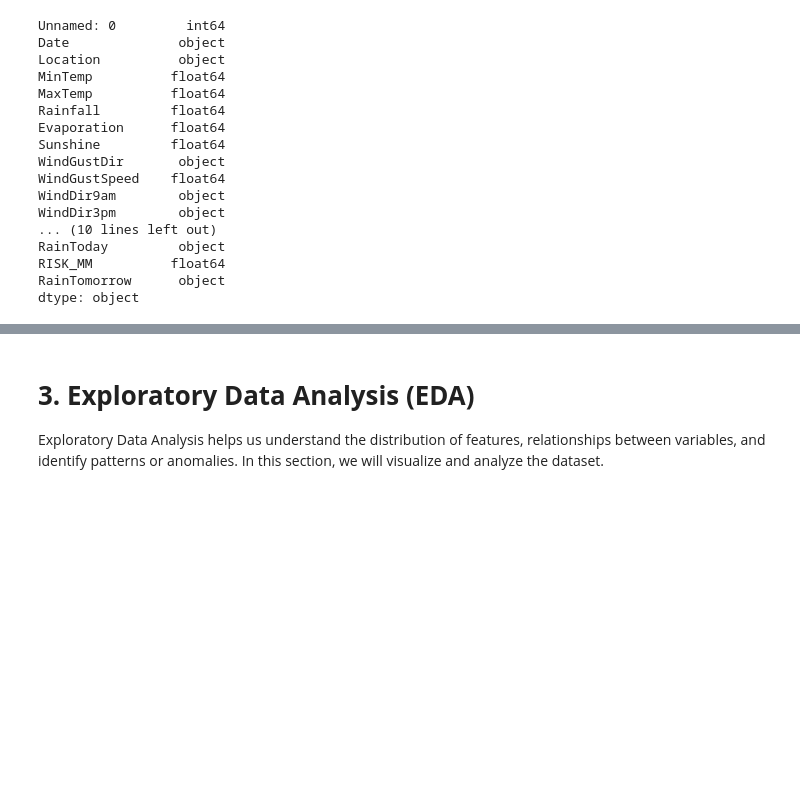
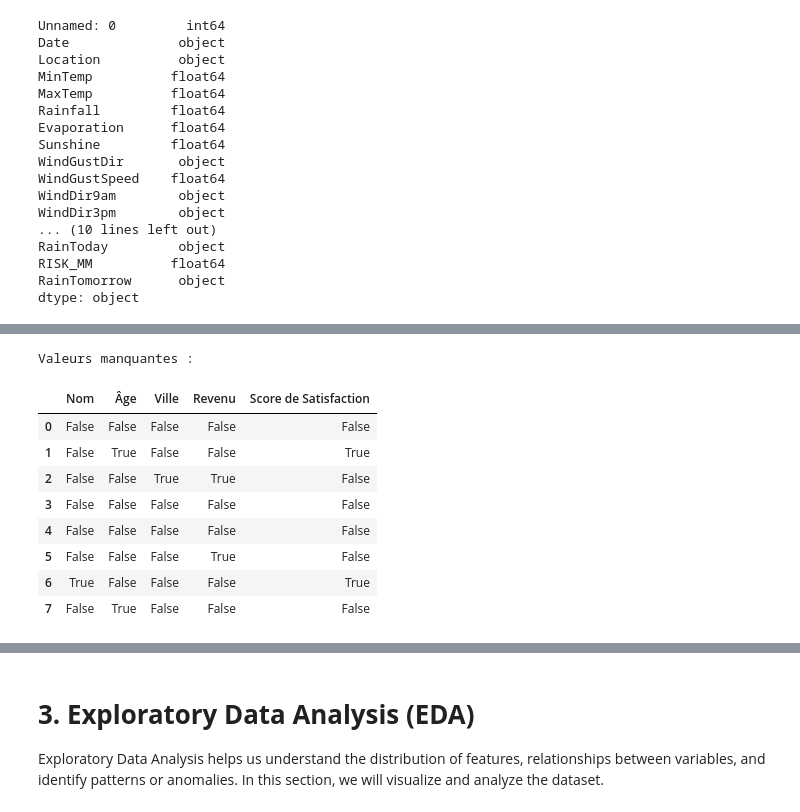
Before and after one commit to yzpt/module_pandas_B2, a Jupyter notebook: weather/weather-data-eda-model-training.ipynb, the cells around one changed output, grey strips where cells are left out. Saved outputs shown, nothing was run; the diff lists cells and outputs as text; code cells hidden in the pictures; blank space fills up the shorter version.

```diff
--- a/weather/weather-data-eda-model-training.ipynb
+++ b/weather/weather-data-eda-model-training.ipynb
@@ -129,0 +127,15 @@ data.drop('Unnamed: 0', axis=1, inplace=True)
+# %%
+# Détecter les valeurs manquantes
+print("Valeurs manquantes :")
+df.isnull()
+# %% [output]
+Valeurs manquantes :
+|  | Nom | Âge | Ville | Revenu | Score de Satisfaction |
+| 0 | False | False | False | False | False |
+| 1 | False | True | False | False | True |
+| 2 | False | False | True | True | False |
+| 3 | False | False | False | False | False |
+| 4 | False | False | False | False | False |
+| 5 | False | False | False | True | False |
+| 6 | True | False | False | False | True |
+| 7 | False | True | False | False | False |
```
Also changed, not shown: parts of 24 cells of this notebook, 3 other files.
